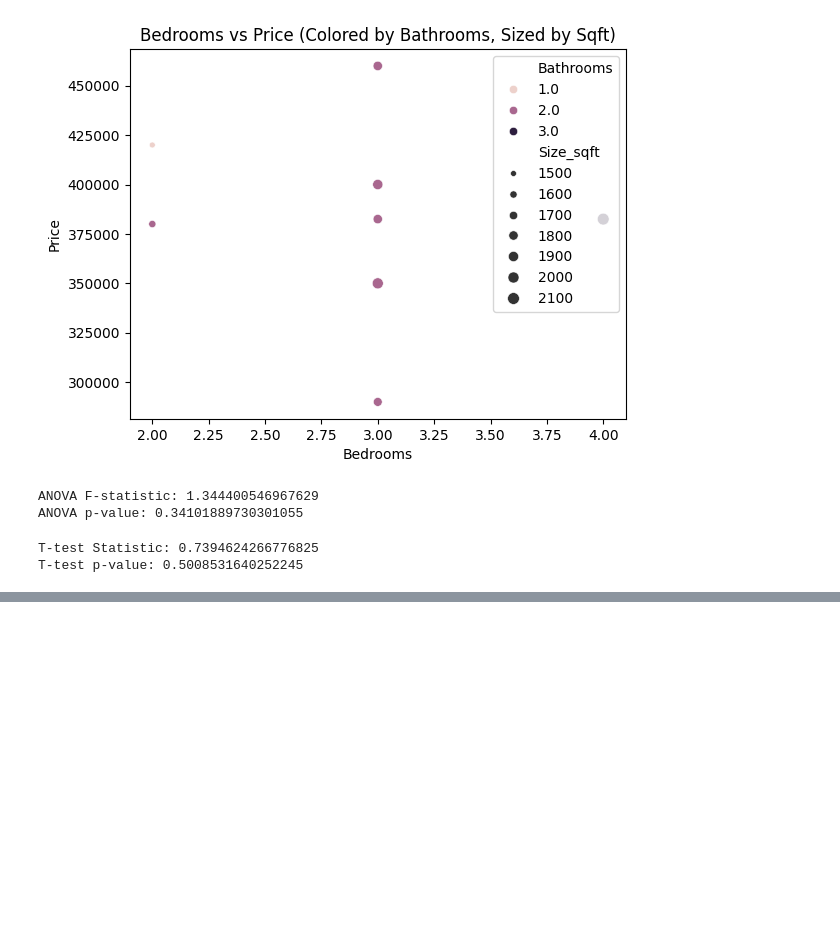
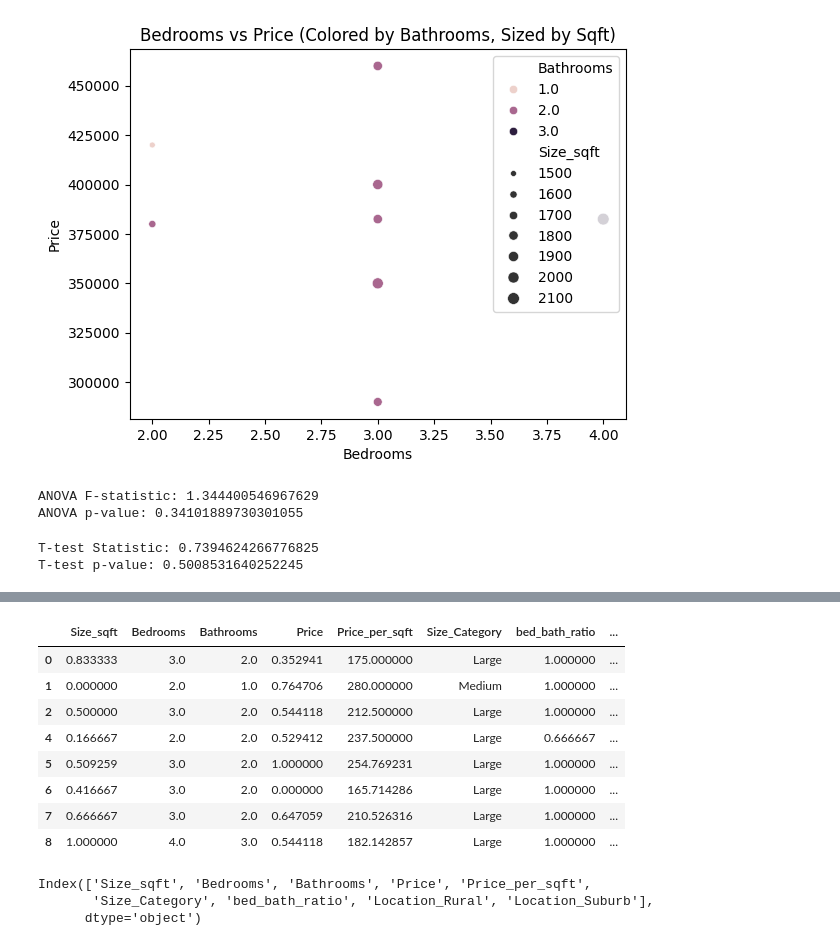
Before and after one commit to jamyooes/boredEDA, a Jupyter notebook: 1_analysis.ipynb, the cells around one changed output, grey strips where cells are left out. Drawn from its saved outputs; the diff is of its cells as text; code cells hidden in the pictures; blank space fills up the shorter version.

```diff
--- a/1_analysis.ipynb
+++ b/1_analysis.ipynb
@@ -315,0 +397,20 @@ T-test p-value: 0.5008531640252245
+# %%
+df = pd.get_dummies(df, columns=["Location"], drop_first=True)
+# %%
+df
+# %% [output]
+|  | Size_sqft | Bedrooms | Bathrooms | Price | Price_per_sqft | Size_Category | bed_bath_ratio | ... |
+| 0 | 0.833333 | 3.0 | 2.0 | 0.352941 | 175.000000 | Large | 1.000000 | ... |
+| 1 | 0.000000 | 2.0 | 1.0 | 0.764706 | 280.000000 | Medium | 1.000000 | ... |
+| 2 | 0.500000 | 3.0 | 2.0 | 0.544118 | 212.500000 | Large | 1.000000 | ... |
+| 4 | 0.166667 | 2.0 | 2.0 | 0.529412 | 237.500000 | Large | 0.666667 | ... |
+| 5 | 0.509259 | 3.0 | 2.0 | 1.000000 | 254.769231 | Large | 1.000000 | ... |
+| 6 | 0.416667 | 3.0 | 2.0 | 0.000000 | 165.714286 | Large | 1.000000 | ... |
+| 7 | 0.666667 | 3.0 | 2.0 | 0.647059 | 210.526316 | Large | 1.000000 | ... |
+| 8 | 1.000000 | 4.0 | 3.0 | 0.544118 | 182.142857 | Large | 1.000000 | ... |
+# %%
+df.columns
+# %% [output]
+Index(['Size_sqft', 'Bedrooms', 'Bathrooms', 'Price', 'Price_per_sqft',
+       'Size_Category', 'bed_bath_ratio', 'Location_Rural', 'Location_Suburb'],
+      dtype='object')
```
Also changed, not shown: parts of 17 cells of this notebook.
